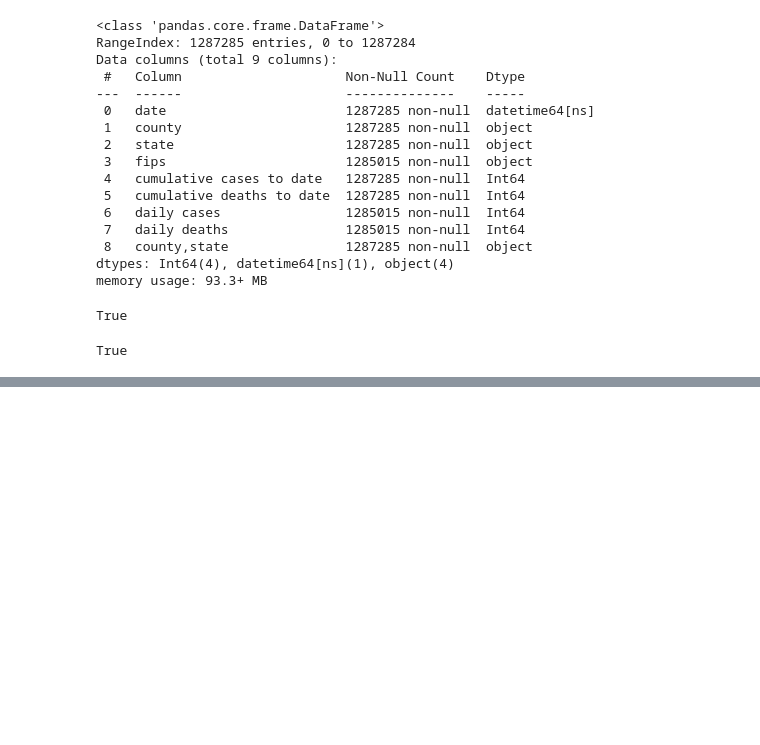
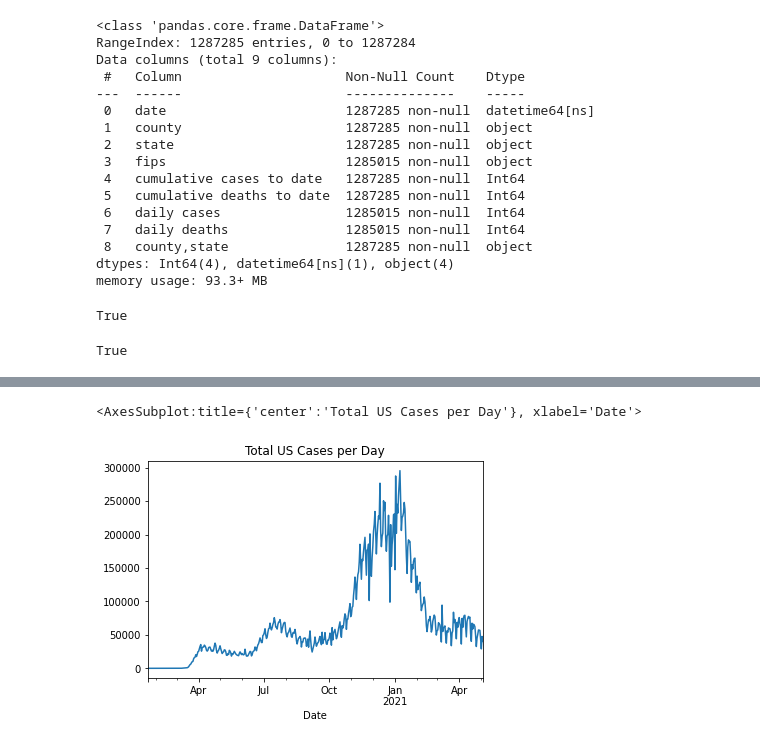
Before and after one commit to cwilbar04/COVID19, a Jupyter notebook: notebooks/EDA.ipynb, the cells around one changed output, grey strips where cells are left out. Saved outputs shown, nothing was run; the diff lists cells and outputs as text; code cells hidden in the pictures; blank space fills up the shorter version.

```diff
--- a/notebooks/EDA.ipynb
+++ b/notebooks/EDA.ipynb
@@ -650,3 +650,6 @@ def test_date():
 test_date()
 # %% [output]
 True
+# %%
+## Quick Sanity Check Graphs of data
+df = pd.read_csv('../latest_covid19data_withpopulationdata.csv',sep=',')
@@ -652,0 +697,12 @@ True
+# %%
+import matplotlib
+# convert the 'Date' column to datetime format
+df['Date']= pd.to_datetime(df['Date'])
+# %%
+# Total cases per day plot
+df.groupby('Date')['Daily Cases'].sum().plot(
+    title = 'Total US Cases per Day',
+    )
+# %% [output]
+<AxesSubplot:title={'center':'Total US Cases per Day'}, xlabel='Date'>
+[figure, added]
```
Also changed, not shown: parts of 3 cells of this notebook, 2 other files.
